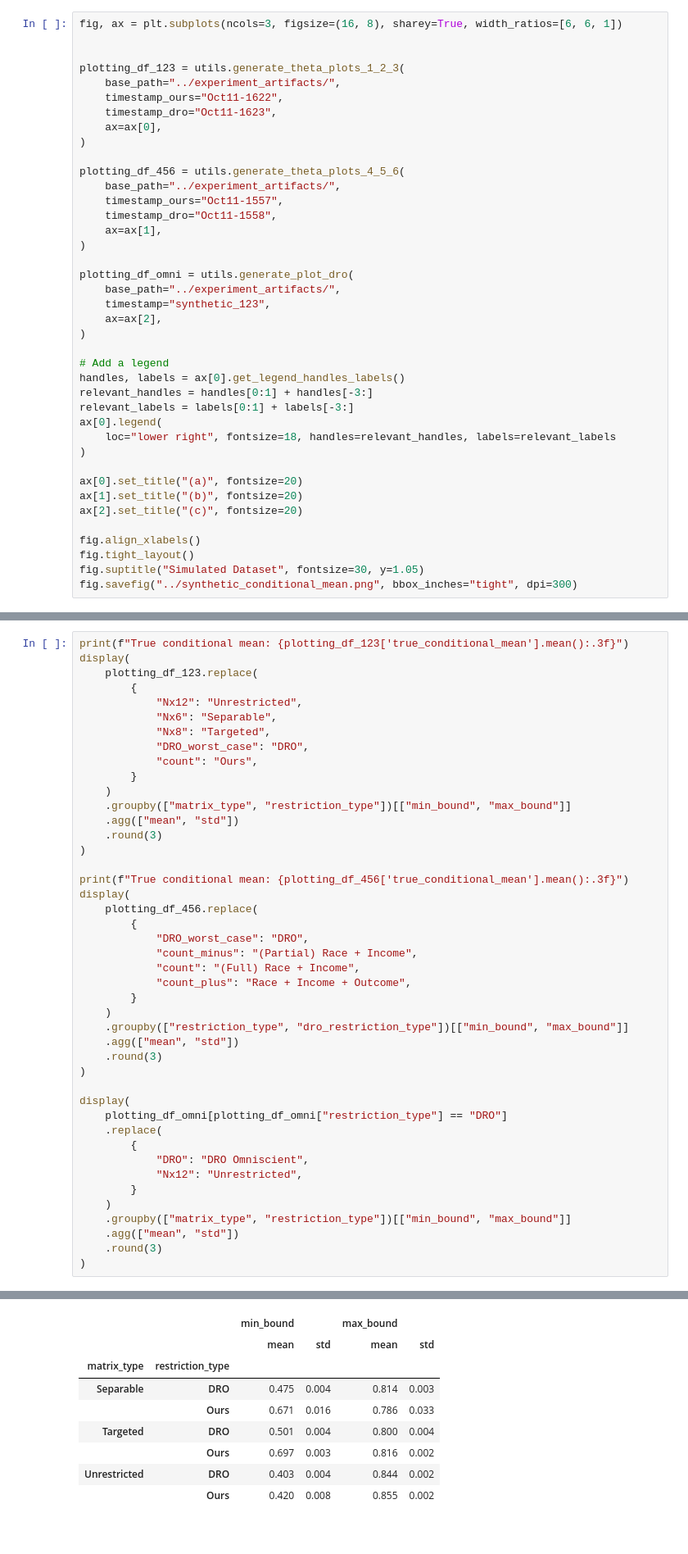
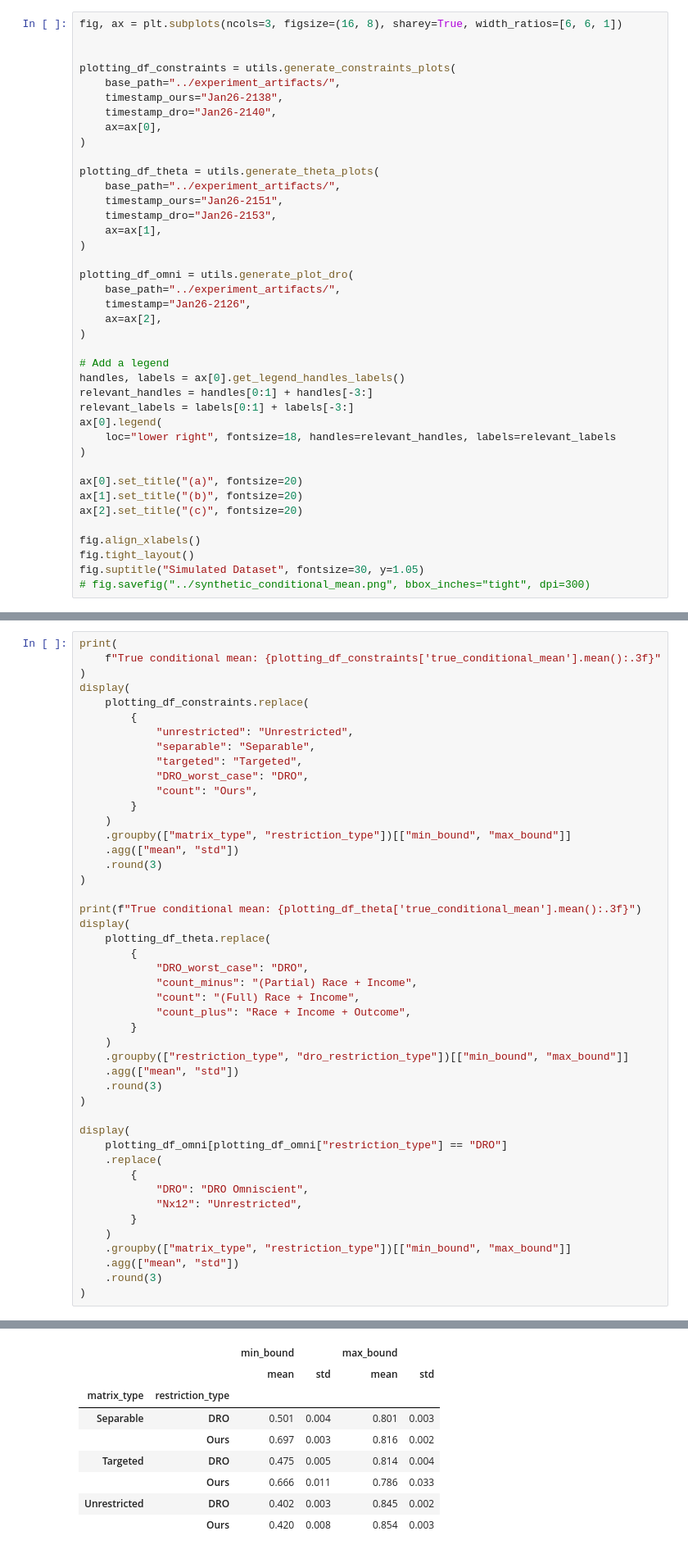
Before and after one commit to secg5/inference_contrained_distribution_shift, a Jupyter notebook: plotting/paper_plots.ipynb, the cells around one changed output, grey strips where cells are left out. Shown at 82% size. Drawn from its saved outputs; the diff is of its cells as text.

```diff
--- a/plotting/paper_plots.ipynb
+++ b/plotting/paper_plots.ipynb
@@ -13,23 +13,23 @@ import utils
 fig, ax = plt.subplots(ncols=3, figsize=(16, 8), sharey=True, width_ratios=[6, 6, 1])
 
 
-plotting_df_123 = utils.generate_theta_plots_1_2_3(
+plotting_df_constraints = utils.generate_constraints_plots(
     base_path="../experiment_artifacts/",
-    timestamp_ours="Oct11-1622",
-    timestamp_dro="Oct11-1623",
+    timestamp_ours="Jan26-2138",
+    timestamp_dro="Jan26-2140",
     ax=ax[0],
 )
 
-plotting_df_456 = utils.generate_theta_plots_4_5_6(
+plotting_df_theta = utils.generate_theta_plots(
     base_path="../experiment_artifacts/",
-    timestamp_ours="Oct11-1557",
-    timestamp_dro="Oct11-1558",
+    timestamp_ours="Jan26-2151",
+    timestamp_dro="Jan26-2153",
     ax=ax[1],
 )
 
 plotting_df_omni = utils.generate_plot_dro(
     base_path="../experiment_artifacts/",
-    timestamp="synthetic_123",
+    timestamp="Jan26-2126",
     ax=ax[2],
 )
 
@@ -48,5 +48,5 @@ ax[2].set_title("(c)", fontsize=20)
 fig.align_xlabels()
 fig.tight_layout()
 fig.suptitle("Simulated Dataset", fontsize=30, y=1.05)
-fig.savefig("../synthetic_conditional_mean.png", bbox_inches="tight", dpi=300)
+# fig.savefig("../synthetic_conditional_mean.png", bbox_inches="tight", dpi=300)
 # %% [output]
@@ -54,11 +55,13 @@ fig.savefig("../synthetic_conditional_mean.png", bbox_inches="tight", dpi=300)
 # %%
-print(f"True conditional mean: {plotting_df_123['true_conditional_mean'].mean():.3f}")
+print(
+    f"True conditional mean: {plotting_df_constraints['true_conditional_mean'].mean():.3f}"
+)
 display(
-    plotting_df_123.replace(
+    plotting_df_constraints.replace(
         {
-            "Nx12": "Unrestricted",
-            "Nx6": "Separable",
-            "Nx8": "Targeted",
+            "unrestricted": "Unrestricted",
+            "separable": "Separable",
+            "targeted": "Targeted",
             "DRO_worst_case": "DRO",
             "count": "Ours",
         }
@@ -68,44 +71,44 @@ display(
     .round(3)
 )
 
-print(f"True conditional mean: {plotting_df_456['true_conditional_mean'].mean():.3f}")
+print(f"True conditional mean: {plotting_df_theta['true_conditional_mean'].mean():.3f}")
 display(
-    plotting_df_456.replace(
+    plotting_df_theta.replace(
         {
             "DRO_worst_case": "DRO",
             "count_minus": "(Partial) Race + Income",
             "count": "(Full) Race + Income",
             "count_plus": "Race + Income + Outcome",
         }
     )
     .groupby(["restriction_type", "dro_restriction_type"])[["min_bound", "max_bound"]]
     .agg(["mean", "std"])
     .round(3)
 )
 
 display(
     plotting_df_omni[plotting_df_omni["restriction_type"] == "DRO"]
     .replace(
         {
             "DRO": "DRO Omniscient",
             "Nx12": "Unrestricted",
         }
     )
     .groupby(["matrix_type", "restriction_type"])[["min_bound", "max_bound"]]
     .agg(["mean", "std"])
     .round(3)
 )
 # %% [output]
 True conditional mean: 0.733
 |  |  | min_bound |  | max_bound |  |
 |  |  | mean | std | mean | std |
 | matrix_type | restriction_type |  |  |  |  |
-| Separable | DRO | 0.475 | 0.004 | 0.814 | 0.003 |
-|  | Ours | 0.671 | 0.016 | 0.786 | 0.033 |
-| Targeted | DRO | 0.501 | 0.004 | 0.800 | 0.004 |
+| Separable | DRO | 0.501 | 0.004 | 0.801 | 0.003 |
 |  | Ours | 0.697 | 0.003 | 0.816 | 0.002 |
-| Unrestricted | DRO | 0.403 | 0.004 | 0.844 | 0.002 |
-|  | Ours | 0.420 | 0.008 | 0.855 | 0.002 |
+| Targeted | DRO | 0.475 | 0.005 | 0.814 | 0.004 |
+|  | Ours | 0.666 | 0.011 | 0.786 | 0.033 |
+| Unrestricted | DRO | 0.402 | 0.003 | 0.845 | 0.002 |
+|  | Ours | 0.420 | 0.008 | 0.854 | 0.003 |
 True conditional mean: 0.733
 |  |  | min_bound |  | max_bound |  |
 |  |  | mean | std | mean | std |
```
Also changed, not shown: parts of 7 cells of this notebook, 1 other file.
